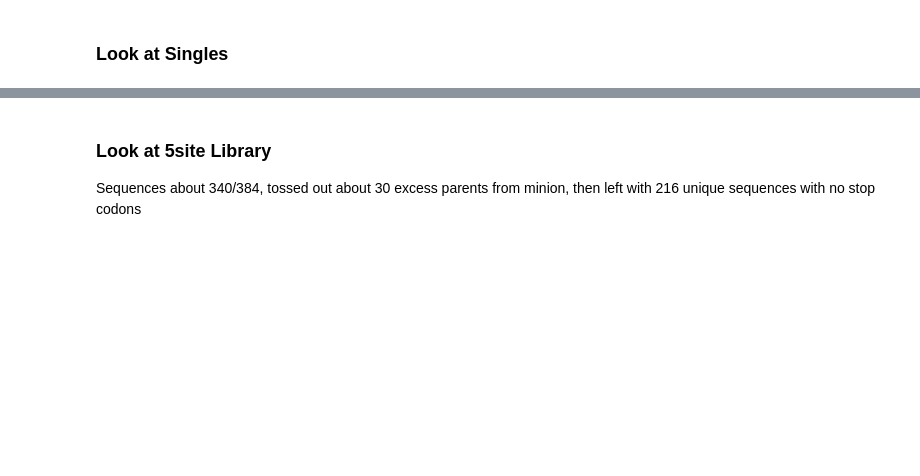
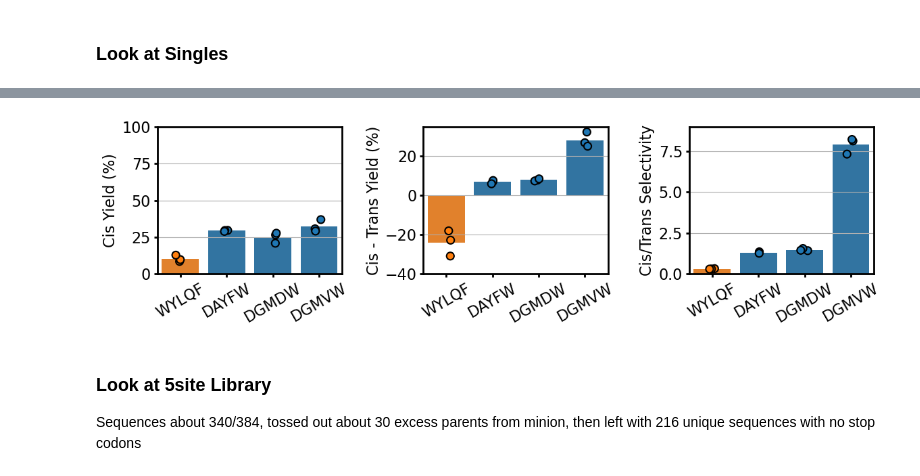
Before and after one commit to jsunn-y/ALDE, a Jupyter notebook: analysis/visualization.ipynb, the cells around one changed output, grey strips where cells are left out. Cells and saved outputs as stored; diff of their text form; code cells hidden in the pictures; blank space fills up the shorter version.

```diff
--- a/analysis/visualization.ipynb
+++ b/analysis/visualization.ipynb
@@ -660,0 +674,23 @@ singles_df = singles_df.groupby('Combo').mean().reset_index()
+# %%
+#from benchling calibration curve for recombination
+def normiso1toyield(x):
+    return (x - 0.0738)/1.6361 * 10 * 1.5/ 1.45
+
+def normiso2toyield(x):
+    return (x - 0.0978)/1.6067 * 10 * 1.5/ 1.45
+# %%
+df = pd.read_excel('ParPgb/initial/RL-7-99_Data_recombination.xls')
+df['yield1'] = df['NormIso1'].apply(normiso1toyield)
+df['yield2'] = df['NormIso2'].apply(normiso2toyield)
+df['selectivity'] = df['yield1']/df['yield2']
+df['total_yield'] = df['yield1'] + df['yield2']
+
+#remove last two charaacters from Variant name
+#df['Variant'] = df['Variant'].apply(lambda x: x[:-2])
+#replace ParLQ in Variant with WYLQF
+df['Variant'] = df['Variant'].apply(lambda x: x.replace('ParLQ', 'WYLQF'))
+df['Parent'] = df['Variant'] == 'WYLQF'
+df['Cis Yield (%)'] = df['yield1']
+df['Cis - Trans Yield (%)'] = df['yield1'] - df['yield2']
+df['Cis/Trans Selectivity'] = df['selectivity']
+df
@@ -661,3 +711,23 @@ singles_df = singles_df.groupby('Combo').mean().reset_index()
+# %%
+plt.figure(figsize=(12, 3.5))
+for i, column in enumerate(['Cis Yield (%)', 'Cis - Trans Yield (%)', 'Cis/Trans Selectivity']):
+    plt.subplot(1, 3, i+1)
+    sns.barplot(x='Variant', y=column, data=df, hue ='Parent', errorbar=None, legend=False)
+    sns.stripplot(x='Variant', y=column, data=df, hue ='Parent', size=8, edgecolor='black', linewidth=1.5, legend=False)
+    plt.xticks(rotation=30)
+    plt.xlabel('')
+    #horizontal gridlines
+    plt.grid(axis='y')
+    if i == 0:
+        plt.ylim(0, 100)
+    elif i == 1:
+        plt.ylim(-40, 35)
+    elif i == 2:
+        plt.ylim(0, 9)
+plt.tight_layout()
+plt.savefig('ParPgb/figs/recombination.jpg', dpi=500)
+# %% [output]
+[figure, added]
 # %% [markdown]
 ### Look at 5site Library
 
```
Also changed, not shown: parts of 10 cells of this notebook.
